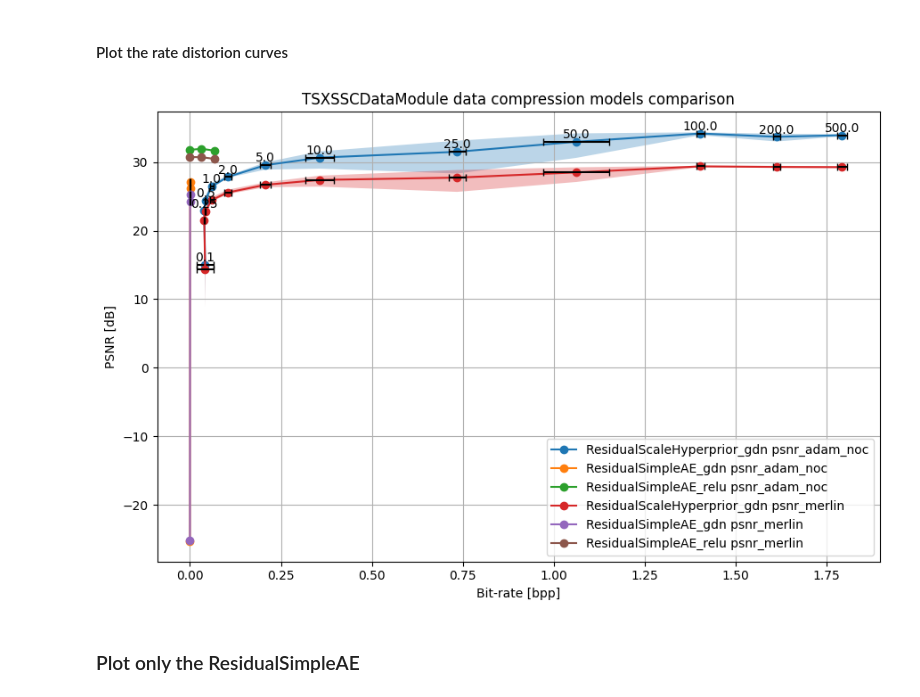
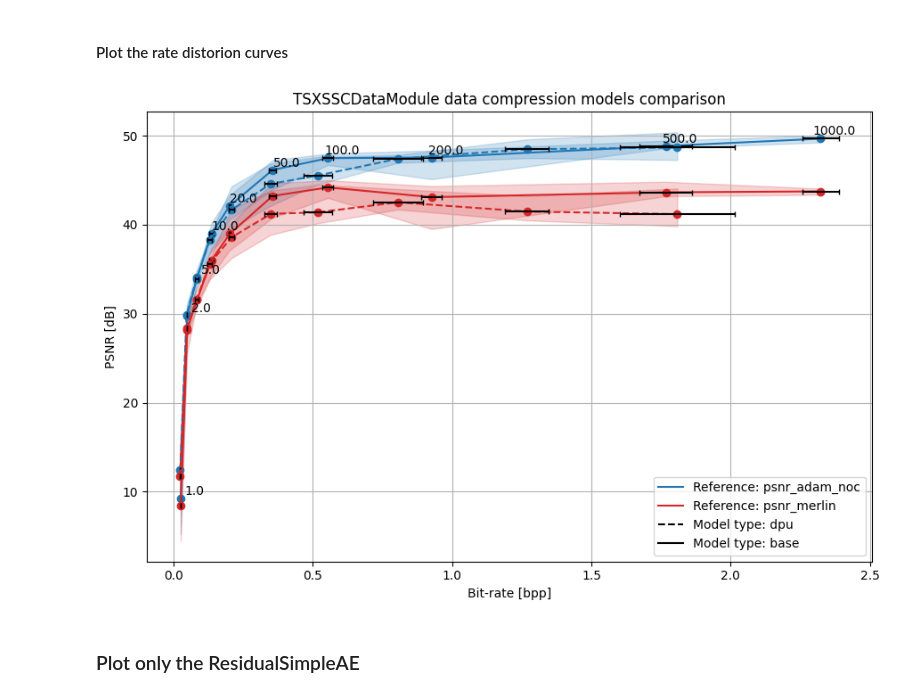
Before and after one commit to CedricLeon/SAR_DDC_FPGA, a Jupyter notebook: notebooks/RD-curve_plots.ipynb, the cells around one changed output. Saved outputs shown, nothing was run; the diff lists cells and outputs as text; code cells hidden in the pictures.

```diff
--- a/notebooks/RD-curve_plots.ipynb
+++ b/notebooks/RD-curve_plots.ipynb
@@ -40,6 +40,7 @@ Found 46 runs in project cedric-leonard/SAR_DDC-RD-curve
 # %%
 run_name_list, id_list, summary_list, config_list = [], [], [], []
 data_name_list, model_name_list, lmbda_list, seed_list = [], [], [], []
+out_pad_list = []
 
 for i, run in enumerate(runs):
     # Transform the wandb config in a DictConfig object (to be able to easily access nested keys)
@@ -69,6 +70,7 @@ for i, run in enumerate(runs):
     data_name_list.append(
         OmegaConf.select(config, "data._target_").split(".")[-1]
     )  # e.g., EuroSATRGBDataModule or EuroSATSARDataModule
+    out_pad_list.append(OmegaConf.select(config, "model.net.no_output_padding"))
 
     #  Store the full config (just in case), remove special values that start with _.
     config_list.append({k: v for k, v in run.config.items()})  # if not k.startswith("_")})
@@ -84,6 +86,7 @@ raw_runs_df = pd.DataFrame(
         "model_name": model_name_list,
         "lmbda": lmbda_list,
         "seed": seed_list,
+        "out_pad": out_pad_list,
         "summary": summary_list,
         "config": config_list,
     }
@@ -107,7 +110,9 @@ _This part is super **specific** and should probably be checked/changed everytim
 # %%
 # ----- Clean the dataframe  from unwanted runs ----- #
 # Remove runs run without a specific seed
-runs_df = raw_runs_df[raw_runs_df["seed"].isin([0, 1, 42])]
+runs_df = raw_runs_df[
+    raw_runs_df["seed"].isin([0, 1, 2, 3, 4])
+]  # The GTs (ADAM-NOC and MERLIN) use seed = 42
 
 # Check for "debug" tags in the config, remove runs that have them
 runs_df = runs_df[
@@ -122,8 +127,8 @@ runs_df = runs_df[
     runs_df["run_name"].str.startswith("ResSHyp") | runs_df["run_name"].str.startswith("ResAE")
 ]
 
-# ----- Filter runs with "unnecessary" lmbda values ----- #
-# Because datapoints for lmbda=0.4,0.9 are "redundant" in the plot
+# ----- Filter runs with "diverging"/"unnecessary" lmbda values ----- #
+runs_df = runs_df[~runs_df["lmbda"].isin([0.25, 0.5, 1.5])]
 # runs_df = runs_df[runs_df["lmbda"].isin([0.1, 0.5, 1, 2, 5, 10, 25, 50, 100, 200, 500])]
 
 # ----- Print the remaining runs ----- #
@@ -188,7 +227,7 @@ for data_name, df_data in runs_df.groupby("data_name"):
     # Append the list of metrics to track to the dictionanry
     model_statistics[data_name] = {}
     # --- For each model ---
-    for model_name, df_model in df_data.groupby("model_name"):
+    for (model_name, out_pad), df_model in df_data.groupby(["model_name", "out_pad"]):
         # Create an empty dataframe that will contain a column for each metric (test/psnr, test/bpp) and a row for each lmbda value
         lmbda_values = df_model["lmbda"].unique()
         stats_dataframe = pd.DataFrame(index=lmbda_values, columns=metrics_to_track)
@@ -210,4 +249,7 @@ for data_name, df_data in runs_df.groupby("data_name"):
         if verbose:  # and model_name == "bmshj2018-factorized":
             pprint(stats_dataframe)
 
+        if out_pad:
+            model_name = f"{model_name}_dpu"
+
         model_statistics[data_name][model_name] = stats_dataframe
@@ -230,8 +274,15 @@ Statistics saved to ../data/RD-curve_results/test1.csv
 #### Plot the rate distorion curves
 # %%
 fig, ax = plt.subplots(figsize=(9, 6))
+colors = {"psnr_adam_noc": "tab:blue", "psnr_merlin": "tab:red"}
+linestyles = {"dpu": "--", "base": "-"}
 for ref in ["psnr_adam_noc", "psnr_merlin"]:
+    # Set color based on reference
+    color = colors[ref]
     for j, model_name in enumerate(model_statistics[data_name]):
+        # Set linestyle based on model name (DPU suitability)
+        linestyle = linestyles["dpu"] if "dpu" in model_name else linestyles["base"]
+
         bpp_mean = model_statistics[data_name][model_name]["test/bpp mean"].astype(float)
         bpp_std = model_statistics[data_name][model_name]["test/bpp std"].astype(float)
         psnr_mean = model_statistics[data_name][model_name][f"test/{ref} mean"].astype(float)
@@ -241,55 +292,73 @@ for ref in ["psnr_adam_noc", "psnr_merlin"]:
             bpp_mean,
             psnr_mean,
             "o-",
-            # color=color_list[j],
-            label=f"{model_name} {ref}",
+            linestyle=linestyle,
+            color=color,
+            # label=f"{model_name} {ref}",
         )
         # Psnr error bands (min/nmax)
         ax.fill_between(
             bpp_mean,
             model_statistics[data_name][model_name][f"test/{ref} max"].astype(float),
             model_statistics[data_name][model_name][f"test/{ref} min"].astype(float),
-            alpha=0.3,
-            # color=color_list[j],
+            alpha=0.2,
+            color=color,
         )
         # # Psnr error bands
         # ax.fill_between(
         #     bpp_mean,
         #     psnr_mean + psnr_std,
         #     psnr_mean - psnr_std,
         #     alpha=0.1,
         #     color="gray",
         # )
         # Bpp error bars
         ax.errorbar(
             bpp_mean,
             psnr_mean,
             xerr=bpp_std,
             fmt="none",
             ecolor="black",
-            capsize=3,  # Set the size of the vertical lines at the end of the error bars
+            capsize=2,  # Set the size of the vertical lines at the end of the error bars
         )
 
 # Add text labels for each lmbda value for "ResidualScaleHyperprior"
-for lmbda, row in model_statistics["TSXSSCDataModule"]["ResidualScaleHyperprior_gdn"].iterrows():
-    ax.text(
-        row["test/bpp mean"],
-        row["test/psnr_adam_noc mean"] + 0.1,
-        f"{lmbda}",
-        ha="center",
-        va="bottom",
-    )
+# Try to find the correct model name (base or with _dpu suffix)
+label_model_name = "ResidualScaleHyperpriorPatched_gdn"
+if (
+    label_model_name not in model_statistics["TSXSSCDataModule"]
+    and f"{label_model_name}_dpu" in model_statistics["TSXSSCDataModule"]
+):
+    label_model_name = f"{label_model_name}_dpu"
+
+if label_model_name in model_statistics["TSXSSCDataModule"]:
+    for lmbda, row in model_statistics["TSXSSCDataModule"][label_model_name].iterrows():
+        ax.text(
+            row["test/bpp mean"] + 0.05,
+            row["test/psnr_adam_noc mean"] + 0.1,
+            f"{lmbda}",
+            ha="center",
+            va="bottom",
+        )
 
 ax.set_title("TSXSSCDataModule data compression models comparison")
 ax.set_xlabel("Bit-rate [bpp]")
 ax.set_ylabel("PSNR [dB]")
-ax.legend()
 ax.grid()
+
+# Do a legend with the colors and linestyles
+for key, value in colors.items():
+    ax.plot([], [], color=value, label=f"Reference: {key}")
+for key, value in linestyles.items():
+    ax.plot([], [], color="black", linestyle=value, label=f"Model type: {key}")
+handles, labels = ax.get_legend_handles_labels()
+by_label = dict(zip(labels, handles))
+ax.legend(by_label.values(), by_label.keys(), loc="lower right")
 
 plt.tight_layout()
 plt.show()
 # %% [output]
-[figure, old version]
+[figure, new version]
 # %% [markdown]
 ### Plot only the ResidualSimpleAE
 # %%
```
Also changed, not shown: parts of 6 cells of this notebook.
